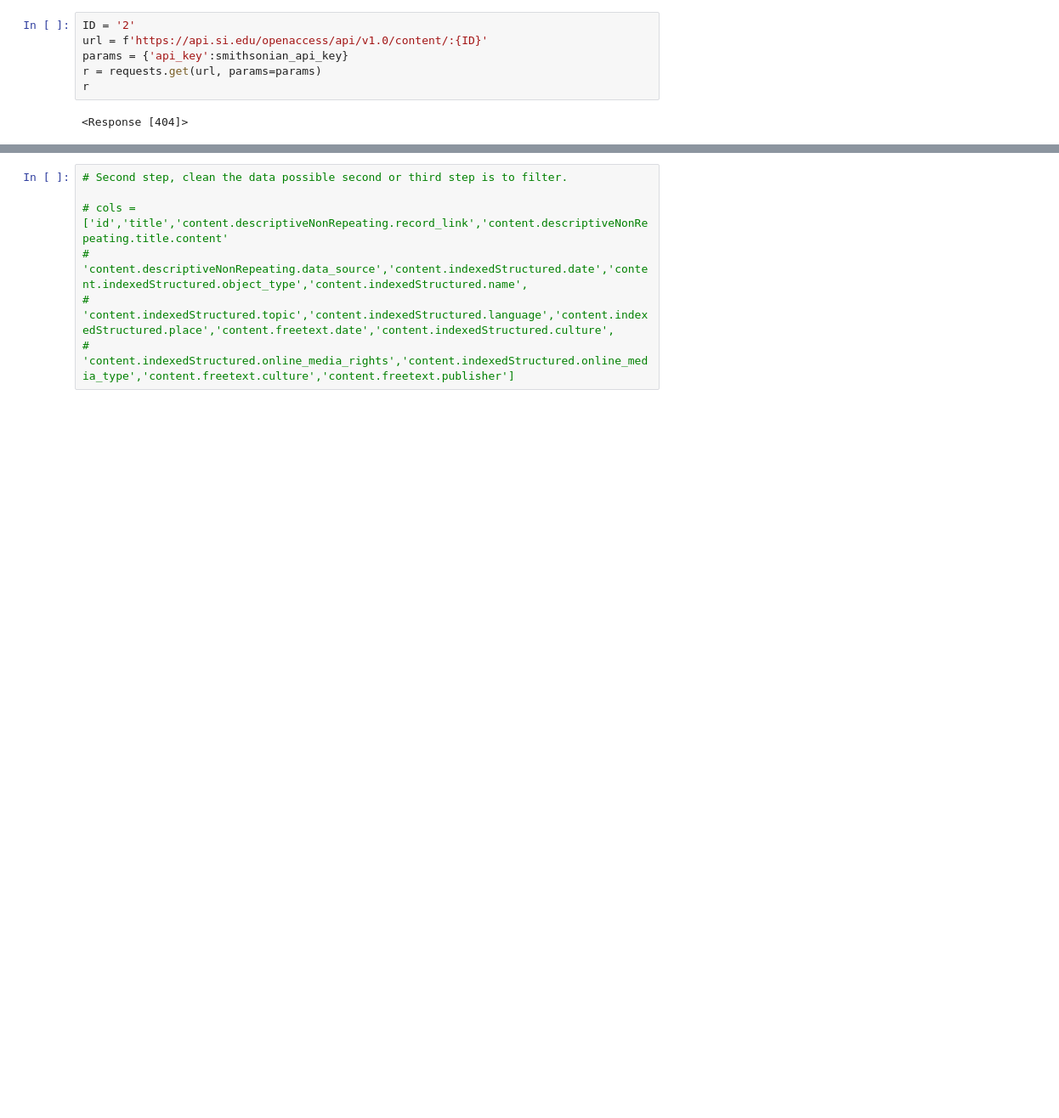
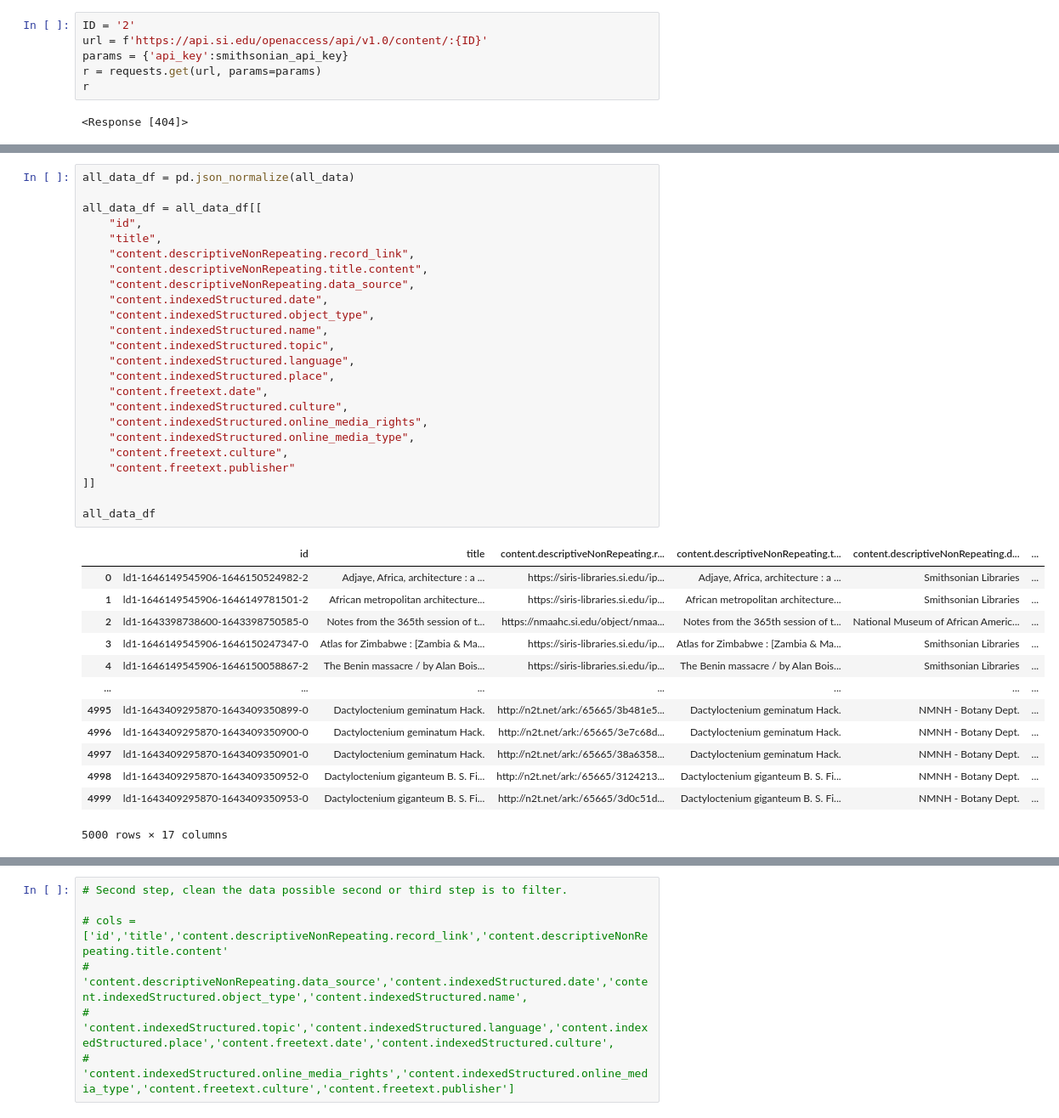
Before and after one commit to ManuelElizaldi/ArtifactAnalysis, a Jupyter notebook: DataExtraction.ipynb, the cells around one changed output, grey strips where cells are left out. Shown at 85% size. Drawn from its saved outputs; the diff is of its cells as text; blank space fills up the shorter version.

```diff
--- a/DataExtraction.ipynb
+++ b/DataExtraction.ipynb
@@ -26,0 +139,38 @@ r
+# %%
+all_data_df = pd.json_normalize(all_data)
+
+all_data_df = all_data_df[[
+    "id",
+    "title",
+    "content.descriptiveNonRepeating.record_link",
+    "content.descriptiveNonRepeating.title.content",
+    "content.descriptiveNonRepeating.data_source",
+    "content.indexedStructured.date",
+    "content.indexedStructured.object_type",
+    "content.indexedStructured.name",
+    "content.indexedStructured.topic",
+    "content.indexedStructured.language",
+    "content.indexedStructured.place",
+    "content.freetext.date",
+    "content.indexedStructured.culture",
+    "content.indexedStructured.online_media_rights",
+    "content.indexedStructured.online_media_type",
+    "content.freetext.culture",
+    "content.freetext.publisher"
+]]
+
+all_data_df
+# %% [output]
+|  | id | title | content.descriptiveNonRepeating.r... | content.descriptiveNonRepeating.t... | content.descriptiveNonRepeating.d... | ... |
+| 0 | ld1-1646149545906-1646150524982-2 | Adjaye, Africa, architecture : a ... | https://siris-libraries.si.edu/ip... | Adjaye, Africa, architecture : a ... | Smithsonian Libraries | ... |
+| 1 | ld1-1646149545906-1646149781501-2 | African metropolitan architecture... | https://siris-libraries.si.edu/ip... | African metropolitan architecture... | Smithsonian Libraries | ... |
+| 2 | ld1-1643398738600-1643398750585-0 | Notes from the 365th session of t... | https://nmaahc.si.edu/object/nmaa... | Notes from the 365th session of t... | National Museum of African Americ... | ... |
+| 3 | ld1-1646149545906-1646150247347-0 | Atlas for Zimbabwe : [Zambia & Ma... | https://siris-libraries.si.edu/ip... | Atlas for Zimbabwe : [Zambia & Ma... | Smithsonian Libraries | ... |
+| 4 | ld1-1646149545906-1646150058867-2 | The Benin massacre / by Alan Bois... | https://siris-libraries.si.edu/ip... | The Benin massacre / by Alan Bois... | Smithsonian Libraries | ... |
+| ... | ... | ... | ... | ... | ... | ... |
+| 4995 | ld1-1643409295870-1643409350899-0 | Dactyloctenium geminatum Hack. | http://n2t.net/ark:/65665/3b481e5... | Dactyloctenium geminatum Hack. | NMNH - Botany Dept. | ... |
+| 4996 | ld1-1643409295870-1643409350900-0 | Dactyloctenium geminatum Hack. | http://n2t.net/ark:/65665/3e7c68d... | Dactyloctenium geminatum Hack. | NMNH - Botany Dept. | ... |
+| 4997 | ld1-1643409295870-1643409350901-0 | Dactyloctenium geminatum Hack. | http://n2t.net/ark:/65665/38a6358... | Dactyloctenium geminatum Hack. | NMNH - Botany Dept. | ... |
+| 4998 | ld1-1643409295870-1643409350952-0 | Dactyloctenium giganteum B. S. Fi... | http://n2t.net/ark:/65665/3124213... | Dactyloctenium giganteum B. S. Fi... | NMNH - Botany Dept. | ... |
+| 4999 | ld1-1643409295870-1643409350953-0 | Dactyloctenium giganteum B. S. Fi... | http://n2t.net/ark:/65665/3d0c51d... | Dactyloctenium giganteum B. S. Fi... | NMNH - Botany Dept. | ... |
+5000 rows × 17 columns
```
Also changed, not shown: parts of 10 cells of this notebook.
